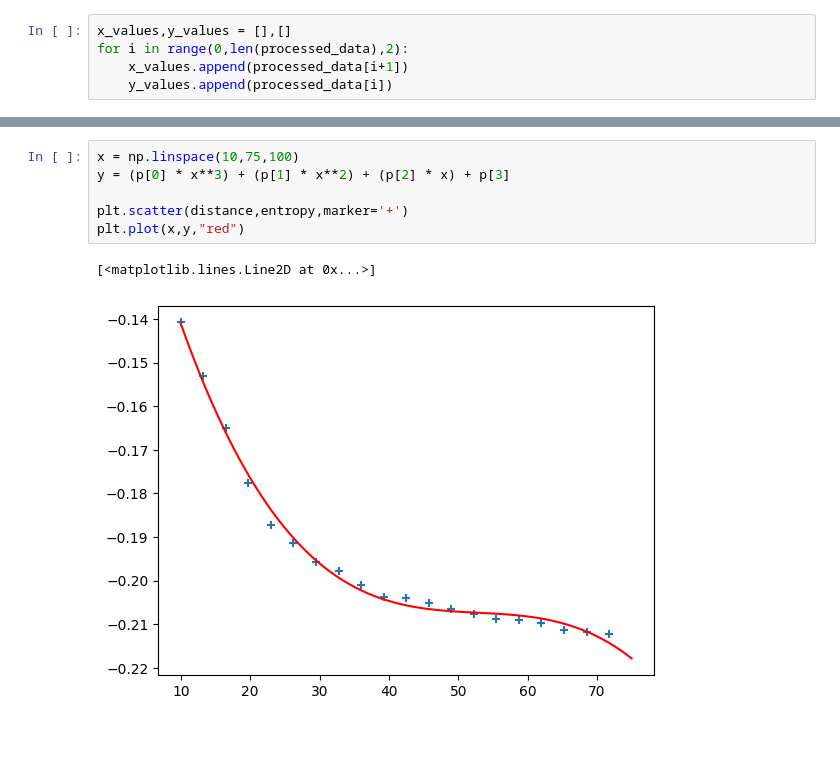
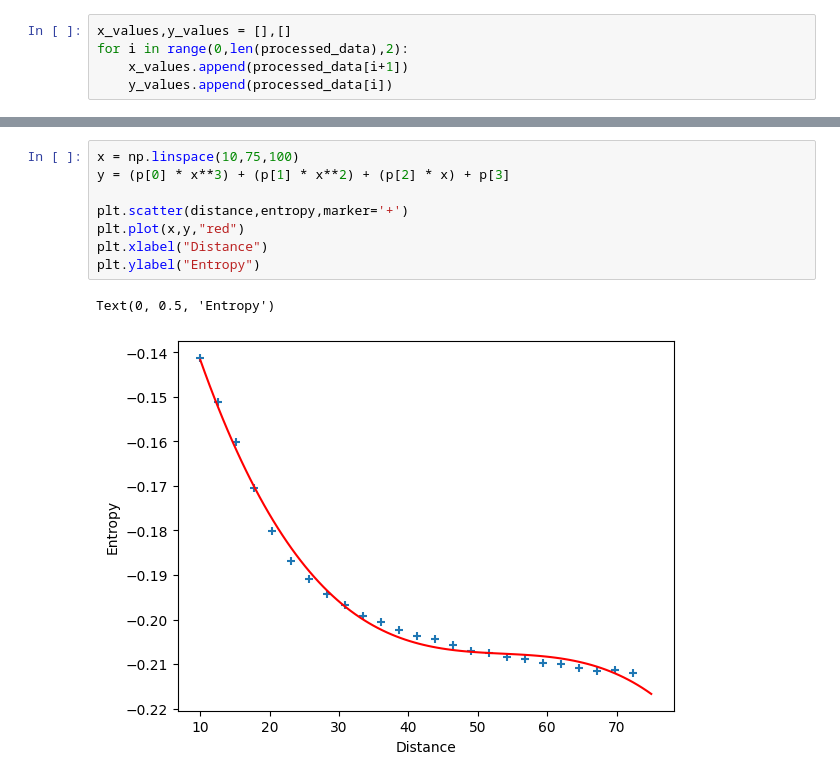
Before and after one commit to joshuamckean/prbx-code-jm, a Jupyter notebook: Code/Graphs.ipynb, the cells around one changed output, grey strips where cells are left out. Cells and saved outputs as stored; diff of their text form; blank space fills up the shorter version.

```diff
--- a/Code/Graphs.ipynb
+++ b/Code/Graphs.ipynb
@@ -65,12 +46,14 @@ array([-8.02147971e-07,  1.27109149e-04, -6.79256621e-03, -8.50026054e-02])
 # %%
 x = np.linspace(10,75,100)
 y = (p[0] * x**3) + (p[1] * x**2) + (p[2] * x) + p[3]
 
 plt.scatter(distance,entropy,marker='+')
 plt.plot(x,y,"red")
+plt.xlabel("Distance")
+plt.ylabel("Entropy")
 # %% [output]
-[<matplotlib.lines.Line2D at 0x...>]
+Text(0, 0.5, 'Entropy')
-[figure, old version]
+[figure, new version]
 # %%
 def f(x, a, b, c):
     return (a*(x**b)) + c
```
Also changed, not shown: parts of 9 cells of this notebook, 2 other files.
